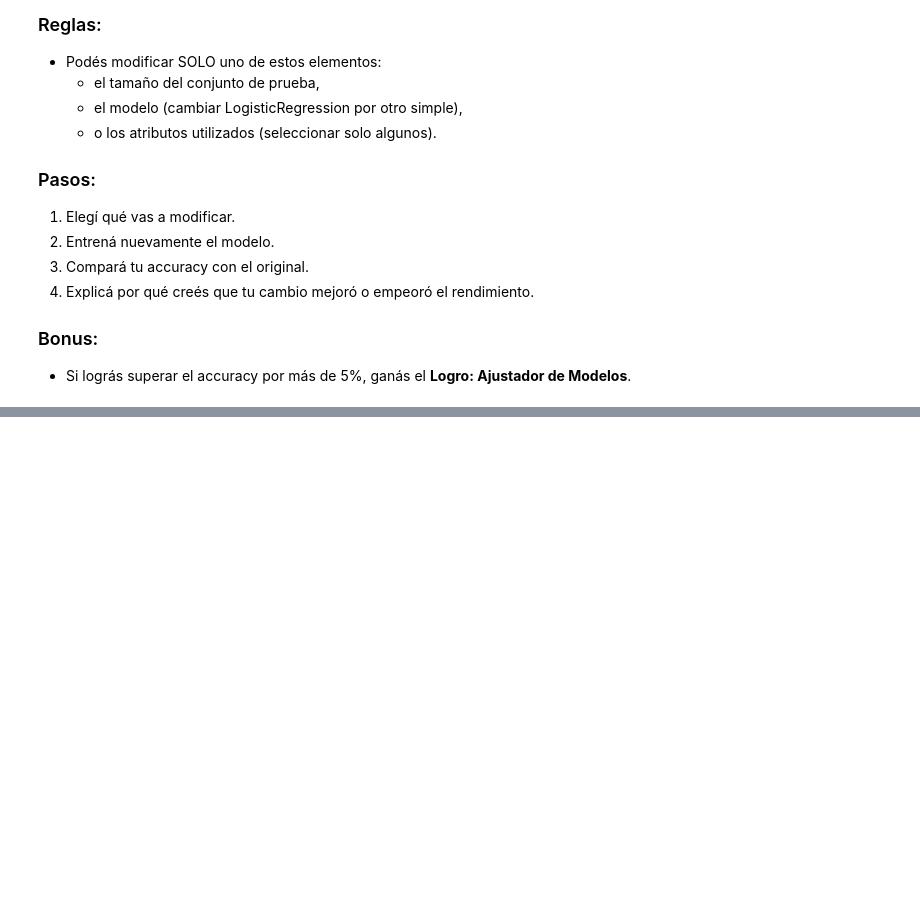
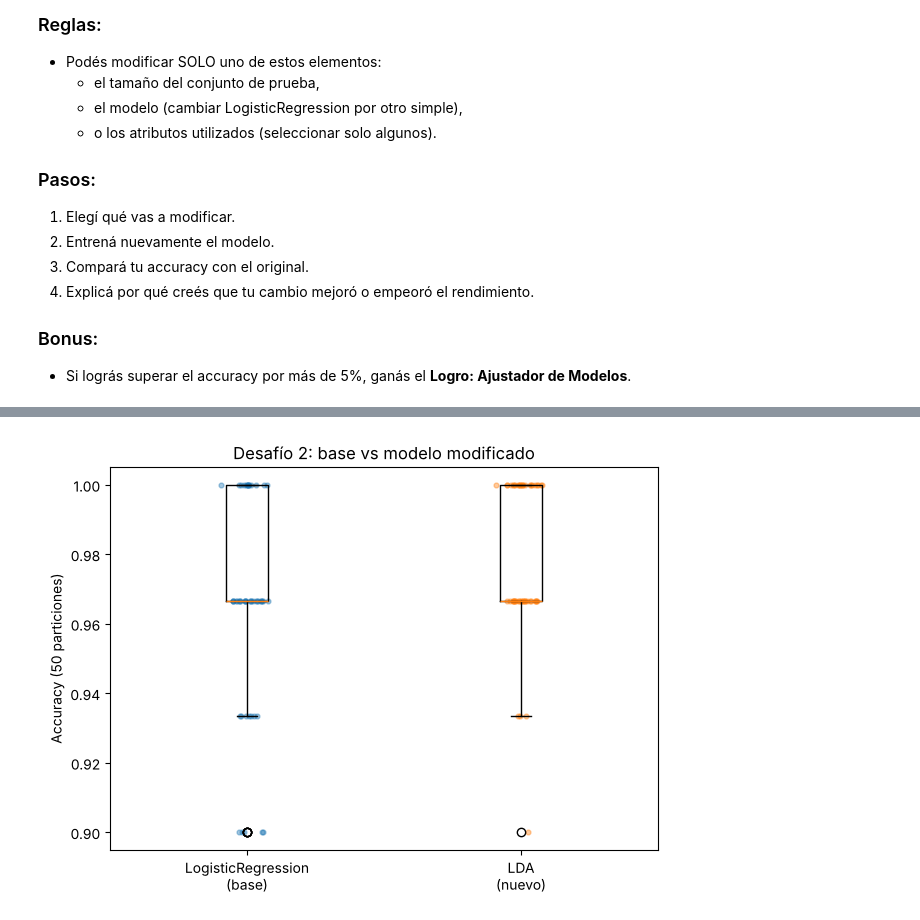
Before and after one commit to Enz003/ia-9no-semestre, a Jupyter notebook: notebooks/tarea-a5/Clase_Práctica_Aprendizaje_Automático.ipynb, the cells around one changed output, grey strips where cells are left out. Cells and saved outputs as stored; diff of their text form; code cells hidden in the pictures; blank space fills up the shorter version.

```diff
--- a/notebooks/tarea-a5/Clase_Práctica_Aprendizaje_Automático.ipynb
+++ b/notebooks/tarea-a5/Clase_Práctica_Aprendizaje_Automático.ipynb
@@ -132,0 +305,25 @@ Tu objetivo es **superar el accuracy obtenido por el modelo base** entrenado en
+# %%
+from sklearn.discriminant_analysis import LinearDiscriminantAnalysis
+from sklearn.model_selection import RepeatedStratifiedKFold
+
+# 1) Misma partición que el modelo base
+lda = LinearDiscriminantAnalysis()
+lda.fit(X_train, y_train)
+acc_lda = lda.score(X_test, y_test)
+print(f"Partición original -> base (LogReg): {accuracy:.4f} | LDA: {acc_lda:.4f}")
+
+# 2) Comparación robusta: validación cruzada repetida
+cv_rep = RepeatedStratifiedKFold(n_splits=5, n_repeats=10, random_state=42)
+modelos = {
+    'Base: LogisticRegression': LogisticRegression(max_iter=1000),
+    'Nuevo: LinearDiscriminantAnalysis': LinearDiscriminantAnalysis(),
+}
+scores = {nombre: cross_val_score(m, X, y, cv=cv_rep) for nombre, m in modelos.items()}
+
+resumen = pd.DataFrame({nombre: {'accuracy media': s.mean(), 'desvío': s.std(),
+                                 'mínimo': s.min(), 'máximo': s.max()}
+                        for nombre, s in scores.items()}).T
+base_cv = scores['Base: LogisticRegression'].mean()
+nuevo_cv = scores['Nuevo: LinearDiscriminantAnalysis'].mean()
+print(f"\nMejora con validación cruzada: {100 * (nuevo_cv - base_cv):+.2f} puntos porcentuales")
+resumen.round(4)
@@ -132,0 +337,10 @@ Tu objetivo es **superar el accuracy obtenido por el modelo base** entrenado en
+# %%
+plt.boxplot(list(scores.values()), tick_labels=['LogisticRegression\n(base)', 'LDA\n(nuevo)'])
+for k, s in enumerate(scores.values(), start=1):
+    plt.scatter(np.random.default_rng(0).normal(k, 0.04, len(s)), s, alpha=0.4, s=12)
+plt.ylabel('Accuracy (50 particiones)')
+plt.title('Desafío 2: base vs modelo modificado')
+plt.tight_layout()
+plt.show()
+# %% [output]
+[figure, added]
```
Also changed, not shown: parts of 14 cells of this notebook.
